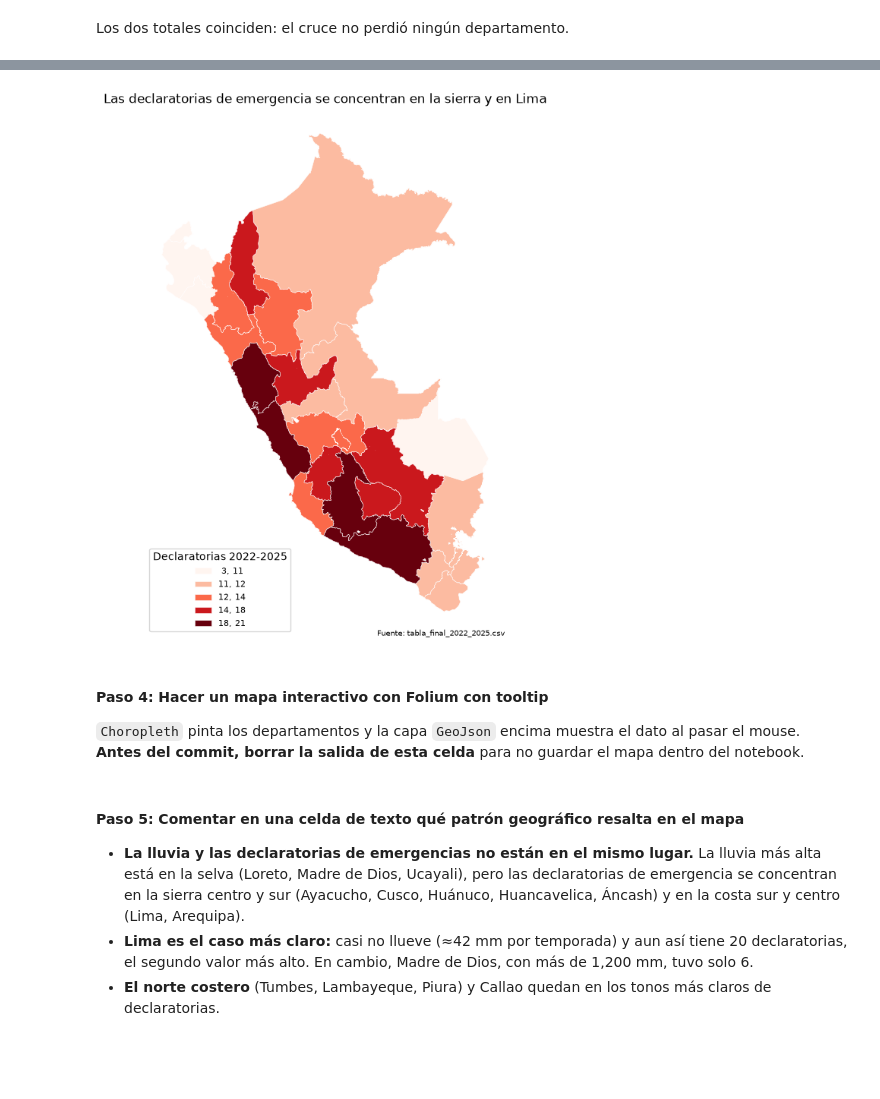
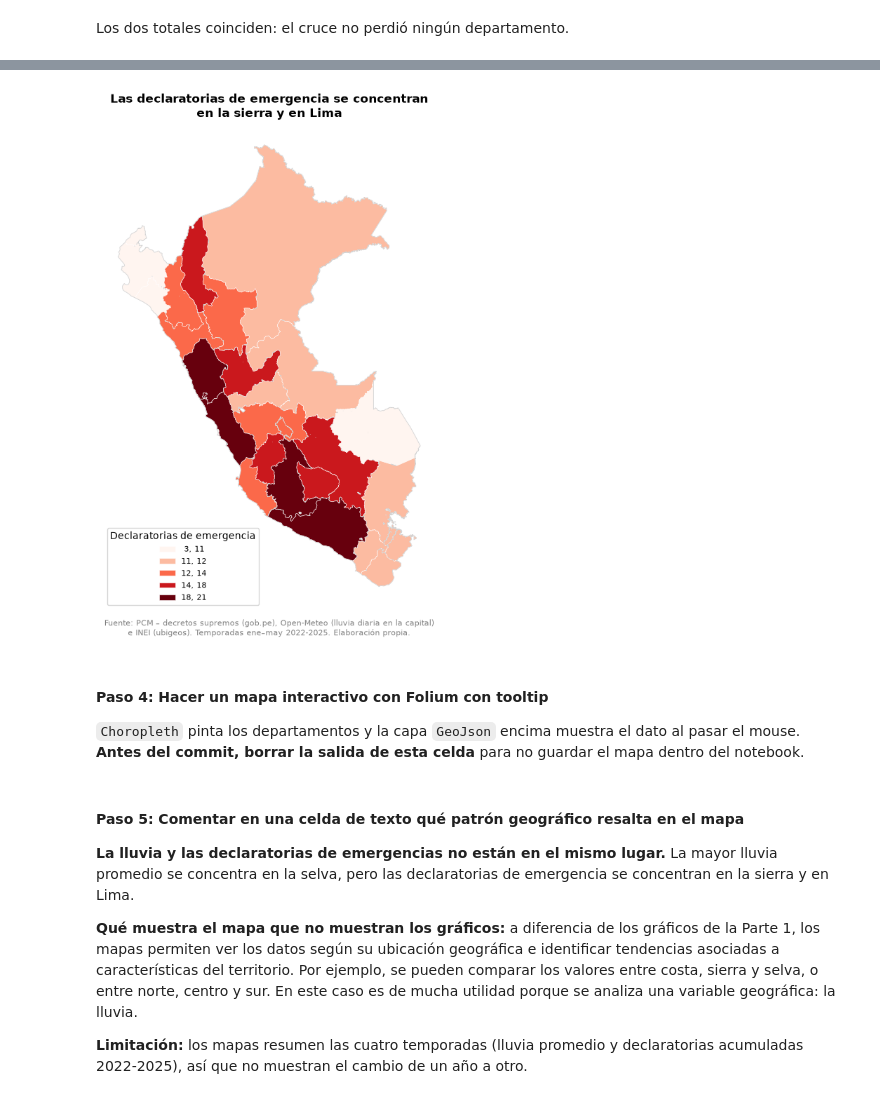
Before and after one commit to gabriela-pozo/Repositorio-Python-Grupo-3, a Jupyter notebook: assignment_3/mapas.ipynb, the cells around one changed output, grey strips where cells are left out. Saved outputs shown, nothing was run; the diff lists cells and outputs as text; code cells hidden in the pictures; blank space fills up the shorter version.

```diff
--- a/assignment_3/mapas.ipynb
+++ b/assignment_3/mapas.ipynb
@@ -123,4 +123,13 @@ Total de declaratorias en el mapa: 331
 Total de declaratorias en la tabla: 331
 # %% [markdown]
 Los dos totales coinciden: el cruce no perdió ningún departamento.
+# %%
+# Fuente común para todos los mapas (misma que en visualizacion.ipynb)
+FUENTE = ("Fuente: PCM – decretos supremos (gob.pe), Open-Meteo (lluvia diaria en la capital)\n"
+          "e INEI (ubigeos). Temporadas ene–may 2022-2025. Elaboración propia.")
+
+
+def poner_fuente(ax):
+    ax.text(0.5, -0.02, FUENTE, transform=ax.transAxes,
+            ha="center", va="top", fontsize=8, color="gray")
 # %% [markdown]
@@ -142,15 +151,15 @@ ax.annotate("Fuente: tabla_final_2022_2025.csv",
 # %%
 ax = mapa.plot(column="declaratorias", cmap="Reds", figsize=(7, 9),
                scheme="quantiles", k=5, legend=True,
                edgecolor="white", linewidth=0.4,
                legend_kwds={"loc": "lower left", "fontsize": 8,
-                            "title": "Declaratorias 2022-2025", "fmt": "{:.0f}"})
-ax.set_title("Las declaratorias de emergencia se concentran en la sierra y en Lima")
+                            "title": "Declaratorias de emergencia", "fmt": "{:.0f}"})
+mapa.dissolve().boundary.plot(ax=ax, color="lightgray", linewidth=0.6)
+ax.set_title("Las declaratorias de emergencia se concentran\nen la sierra y en Lima", fontweight="bold")
 ax.set_axis_off()
-ax.annotate("Fuente: tabla_final_2022_2025.csv",
-            xy=(1, 0), xycoords="axes fraction", ha="right", fontsize=7);
+poner_fuente(ax)
 # %% [output]
-[figure, old version]
+[figure, new version]
 # %% [markdown]
 #### Paso 4: Hacer un mapa interactivo con Folium con tooltip
 
@@ -180,6 +197,8 @@ m
 # %% [markdown]
 #### Paso 5: Comentar en una celda de texto qué patrón geográfico resalta en el mapa
 
-- **La lluvia y las declaratorias de emergencias no están en el mismo lugar.** La lluvia más alta está en la selva (Loreto, Madre de Dios, Ucayali), pero las declaratorias de emergencia se concentran en la sierra centro y sur (Ayacucho, Cusco, Huánuco, Huancavelica, Áncash) y en la costa sur y centro (Lima, Arequipa).
-- **Lima es el caso más claro:** casi no llueve (≈42 mm por temporada) y aun así tiene 20 declaratorias, el segundo valor más alto. En cambio, Madre de Dios, con más de 1,200 mm, tuvo solo 6.
-- **El norte costero** (Tumbes, Lambayeque, Piura) y Callao quedan en los tonos más claros de declaratorias.
+**La lluvia y las declaratorias de emergencias no están en el mismo lugar.** La mayor lluvia promedio se concentra en la selva, pero las declaratorias de emergencia se concentran en la sierra y en Lima.
+
+**Qué muestra el mapa que no muestran los gráficos:** a diferencia de los gráficos de la Parte 1, los mapas permiten ver los datos según su ubicación geográfica e identificar tendencias asociadas a características del territorio. Por ejemplo, se pueden comparar los valores entre costa, sierra y selva, o entre norte, centro y sur. En este caso es de mucha utilidad porque se analiza una variable geográfica: la lluvia.
+
+**Limitación:** los mapas resumen las cuatro temporadas (lluvia promedio y declaratorias acumuladas 2022-2025), así que no muestran el cambio de un año a otro.
```
Also changed, not shown: parts of 3 cells of this notebook, 1 other file.
